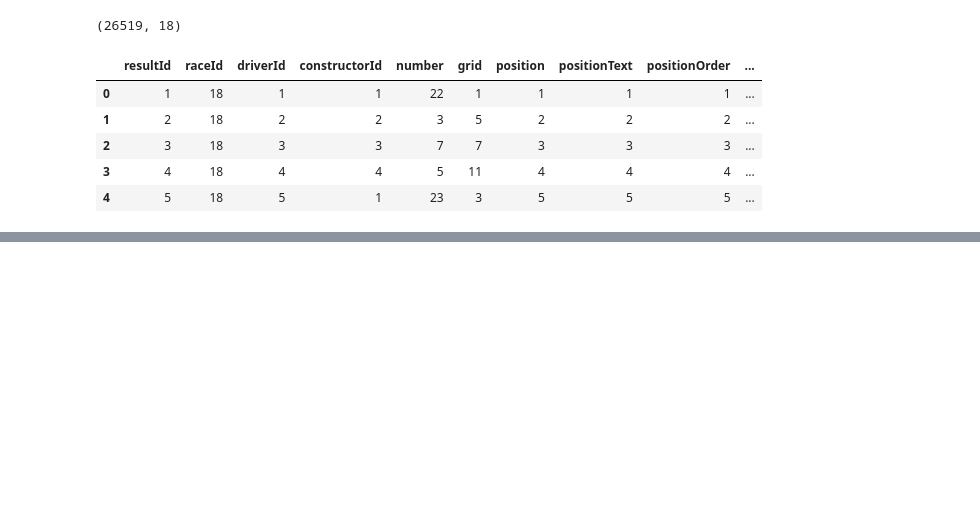
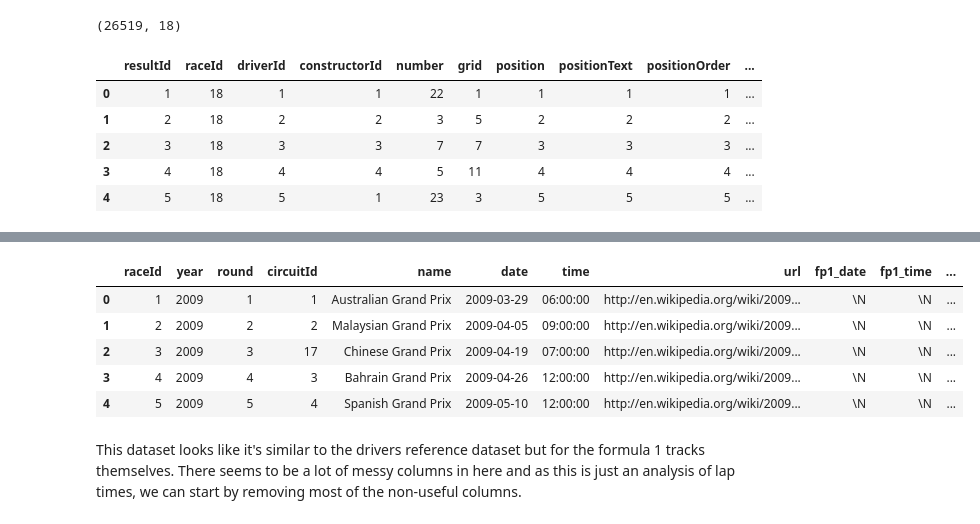
Before and after one commit to D-Cassidy/formula1-data-analysis, a Jupyter notebook: notebooks/driver_performance_analysis.ipynb, the cells around one changed output, grey strips where cells are left out. Saved outputs shown, nothing was run; the diff lists cells and outputs as text; code cells hidden in the pictures; blank space fills up the shorter version.

```diff
--- a/notebooks/driver_performance_analysis.ipynb
+++ b/notebooks/driver_performance_analysis.ipynb
@@ -128,0 +299,11 @@ data
+# %%
+df_races.head()
+# %% [output]
+|  | raceId | year | round | circuitId | name | date | time | url | fp1_date | fp1_time | ... |
+| 0 | 1 | 2009 | 1 | 1 | Australian Grand Prix | 2009-03-29 | 06:00:00 | http://en.wikipedia.org/wiki/2009... | \N | \N | ... |
+| 1 | 2 | 2009 | 2 | 2 | Malaysian Grand Prix | 2009-04-05 | 09:00:00 | http://en.wikipedia.org/wiki/2009... | \N | \N | ... |
+| 2 | 3 | 2009 | 3 | 17 | Chinese Grand Prix | 2009-04-19 | 07:00:00 | http://en.wikipedia.org/wiki/2009... | \N | \N | ... |
+| 3 | 4 | 2009 | 4 | 3 | Bahrain Grand Prix | 2009-04-26 | 12:00:00 | http://en.wikipedia.org/wiki/2009... | \N | \N | ... |
+| 4 | 5 | 2009 | 5 | 4 | Spanish Grand Prix | 2009-05-10 | 12:00:00 | http://en.wikipedia.org/wiki/2009... | \N | \N | ... |
+# %% [markdown]
+This dataset looks like it's similar to the drivers reference dataset but for the formula 1 tracks themselves. There seems to be a lot of messy columns in here and as this is just an analysis of lap times, we can start by removing most of the non-useful columns.
```
Also changed, not shown: parts of 56 cells of this notebook.
